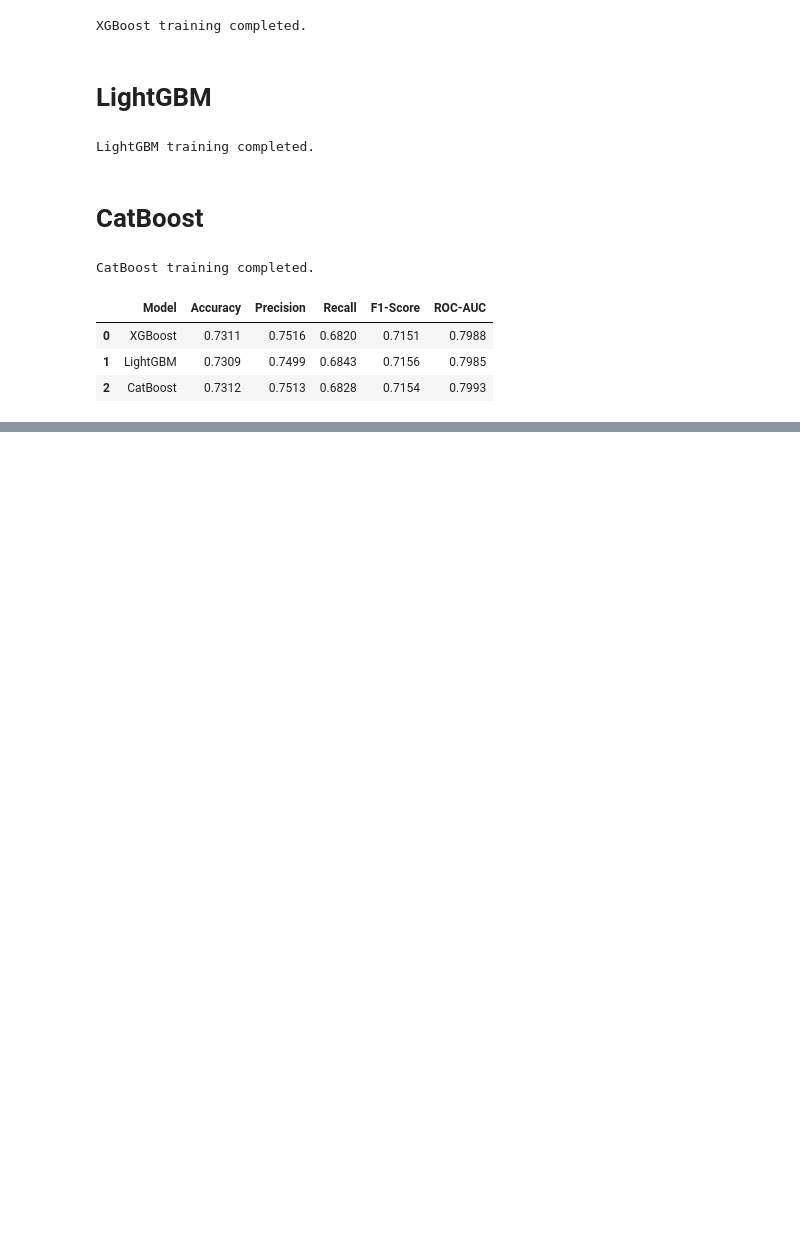
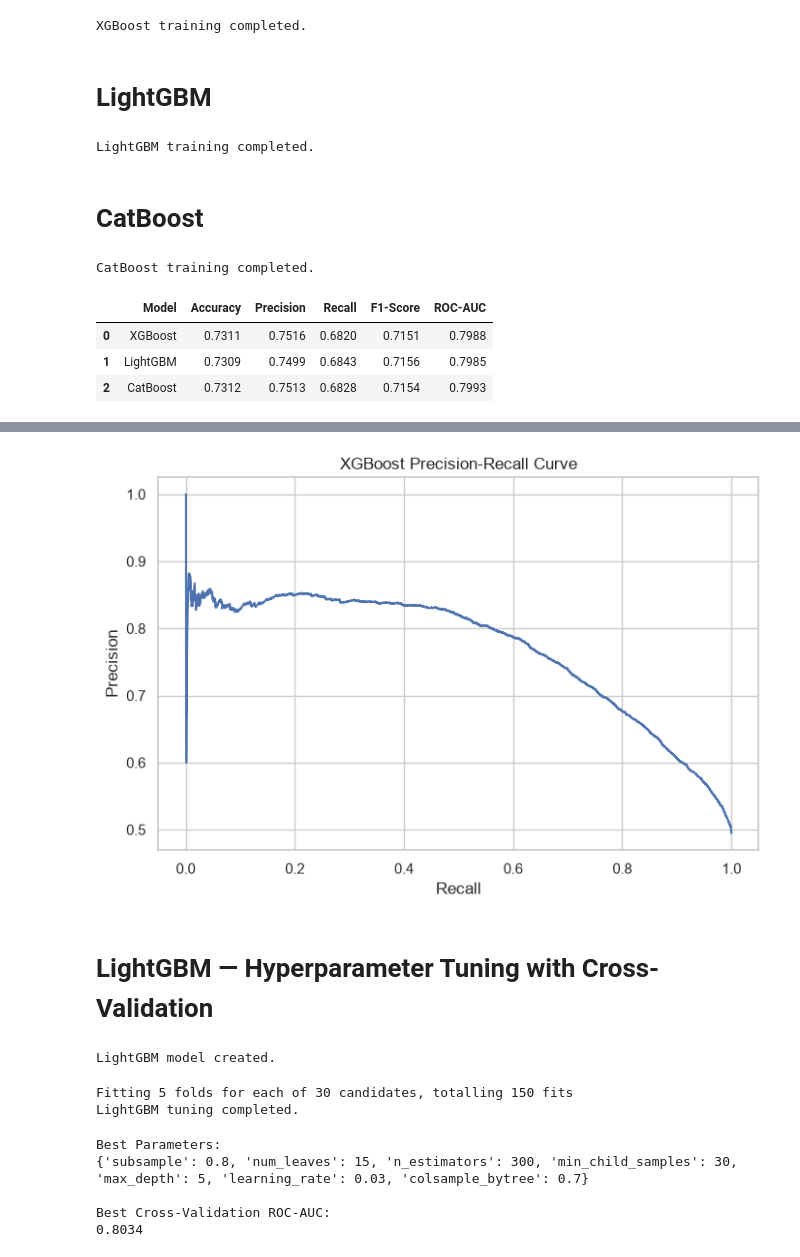
Before and after one commit to harshitgoyal029/SKIT-AI-2023-2027-14, a Jupyter notebook: Trained Models/Data Preprocessing_new.ipynb, the cells around one changed output, grey strips where cells are left out. Cells and saved outputs as stored; diff of their text form; code cells hidden in the pictures; blank space fills up the shorter version.

```diff
--- a/Trained Models/Data Preprocessing_new.ipynb
+++ b/Trained Models/Data Preprocessing_new.ipynb
@@ -795,0 +991,24 @@ results_df.round(4)
+# %%
+plt.figure(figsize=(8, 5))
+
+plt.plot(recall, precision)
+
+plt.xlabel("Recall")
+plt.ylabel("Precision")
+plt.title("XGBoost Precision-Recall Curve")
+plt.show()
+# %% [output]
+[figure, added]
+# %% [markdown]
+# LightGBM — Hyperparameter Tuning with Cross-Validation
+# %%
+from lightgbm import LGBMClassifier
+
+lgbm_model = LGBMClassifier(
+    random_state=42,
+    verbosity=-1
+)
+
+print("LightGBM model created.")
+# %% [output]
+LightGBM model created.
@@ -795,0 +1025,32 @@ results_df.round(4)
+# %%
+from sklearn.model_selection import RandomizedSearchCV
+
+lgbm_search = RandomizedSearchCV(
+    estimator=lgbm_model,
+    param_distributions=param_grid,
+    n_iter=30,
+    scoring="roc_auc",
+    cv=5,
+    random_state=42,
+    n_jobs=-1,
+    verbose=1
+)
+
+lgbm_search.fit(X_train, y_train)
+
+print("LightGBM tuning completed.")
+# %% [output]
+Fitting 5 folds for each of 30 candidates, totalling 150 fits
+LightGBM tuning completed.
+# %%
+print("Best Parameters:")
+print(lgbm_search.best_params_)
+
+print("\nBest Cross-Validation ROC-AUC:")
+print(round(lgbm_search.best_score_, 4))
+# %% [output]
+Best Parameters:
+{'subsample': 0.8, 'num_leaves': 15, 'n_estimators': 300, 'min_child_samples': 30, 'max_depth': 5, 'learning_rate': 0.03, 'colsample_bytree': 0.7}
+
+Best Cross-Validation ROC-AUC:
+0.8034
```
Also changed, not shown: parts of 35 cells of this notebook, 1 other file.
